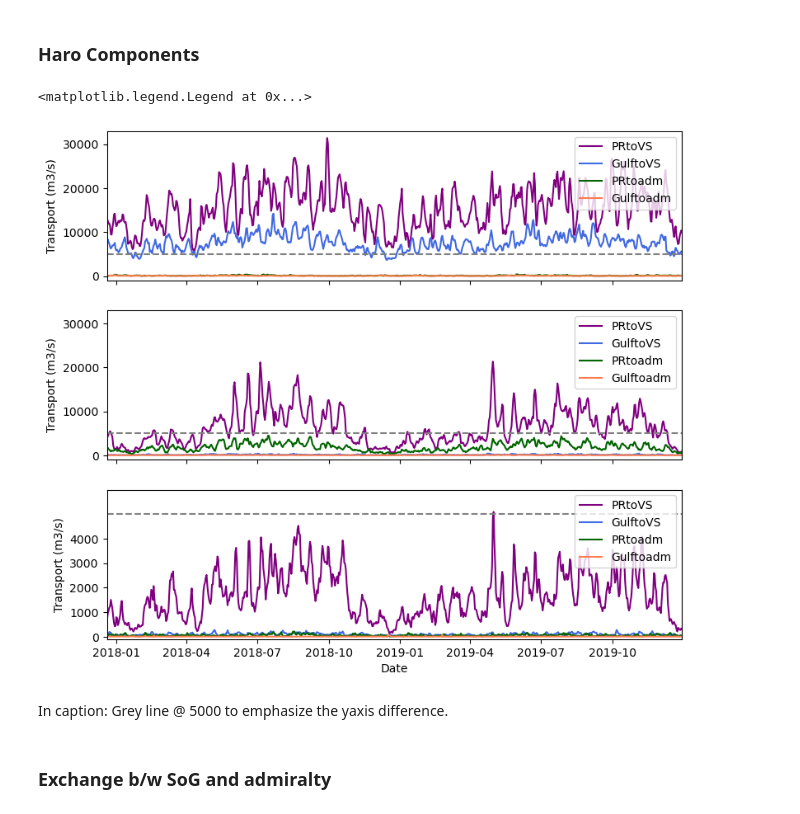
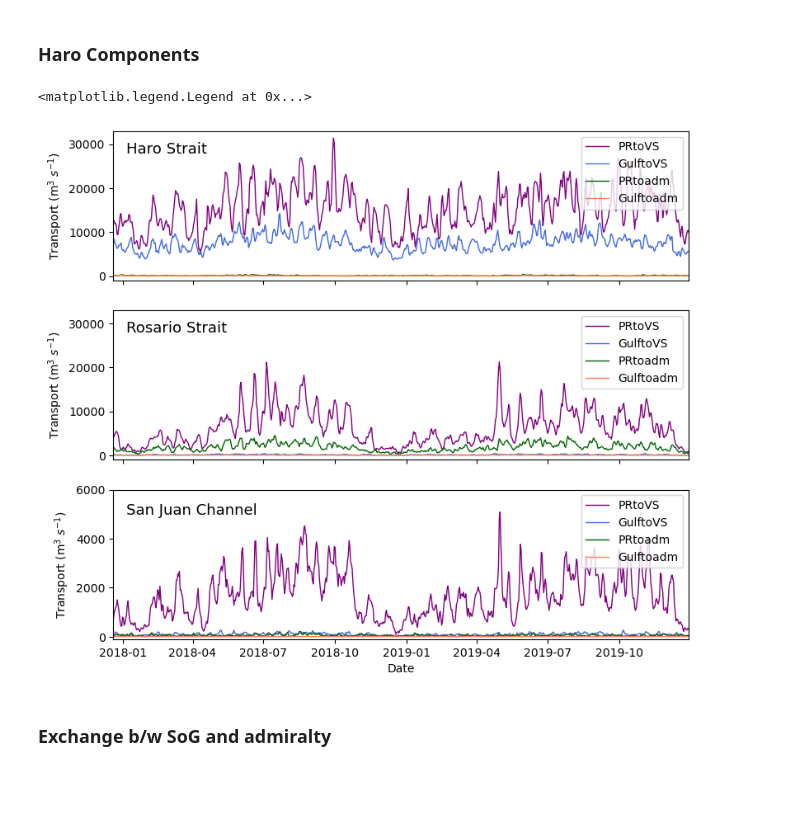
Before and after one commit to SalishSeaCast/analysis-camryn, a Jupyter notebook: Ariane/south_flow_comps.ipynb, the cells around one changed output. Drawn from its saved outputs; the diff is of its cells as text; code cells hidden in the pictures; blank space fills up the shorter version.

```diff
--- a/Ariane/south_flow_comps.ipynb
+++ b/Ariane/south_flow_comps.ipynb
@@ -100,44 +105,42 @@ admtopr_ros = pd.DataFrame({'Transport':admtopr_ros_df['Transport'].values},inde
 # %%
 fig,[ax,ax2,ax3] = plt.subplots(3,1,figsize=(9,8),sharex=True)
 
-ax.plot(prtovs_haro,color='purple',label='PRtoVS')
-ax.plot(gulftovs_haro,color='royalblue',label='GulftoVS')
-ax.plot(prtoadm_haro,color='darkgreen',label='PRtoadm')
-ax.plot(gulftoadm_haro,color='coral',label='Gulftoadm')
-ax.axhline(y=5000,color='grey',ls='--')
+ax.plot(prtovs_haro,color='purple',label='PRtoVS',lw=1)
+ax.plot(gulftovs_haro,color='royalblue',label='GulftoVS',lw=1)
+ax.plot(prtoadm_haro,color='darkgreen',label='PRtoadm',lw=1)
+ax.plot(gulftoadm_haro,color='coral',label='Gulftoadm',lw=1)
 ax.set_xlim([datelist_gulftoadm_haro.iloc[0],datelist_gulftoadm_haro.iloc[-1]])
 ax.set_ylim([-1000,33000])
 ax.set_yticks(np.arange(0,31000,10000))
-ax.set_ylabel('Transport (m3/s)')
+ax.set_ylabel('Transport (m$^3$ $s^{{-1}}$)')
+ax.annotate('Haro Strait',(datelist_admtopr_haro[5],28000),fontsize=13)
 ax.legend(loc=1)
 
-ax2.plot(prtovs_ros,color='purple',label='PRtoVS')
-ax2.plot(gulftovs_ros,color='royalblue',label='GulftoVS')
-ax2.plot(prtoadm_ros,color='darkgreen',label='PRtoadm')
-ax2.plot(gulftoadm_ros,color='coral',label='Gulftoadm')
+ax2.plot(prtovs_ros,color='purple',label='PRtoVS',lw=1)
+ax2.plot(gulftovs_ros,color='royalblue',label='GulftoVS',lw=1)
+ax2.plot(prtoadm_ros,color='darkgreen',label='PRtoadm',lw=1)
+ax2.plot(gulftoadm_ros,color='coral',label='Gulftoadm',lw=1)
 ax2.set_ylim([-1000,33000])
 ax2.set_yticks(np.arange(0,31000,10000))
-ax2.axhline(y=5000,color='grey',ls='--')
-ax2.set_ylabel('Transport (m3/s)')
+ax2.set_ylabel('Transport (m$^3$ $s^{{-1}}$)')
+ax2.annotate('Rosario Strait',(datelist_admtopr_haro[5],28000),fontsize=13)
 ax2.legend()
 
-ax3.plot(prtovs_sjc,color='purple',label='PRtoVS')
-ax3.plot(gulftovs_sjc,color='royalblue',label='GulftoVS')
-ax3.plot(prtoadm_sjc,color='darkgreen',label='PRtoadm')
-ax3.plot(gulftoadm_sjc,color='coral',label='Gulftoadm')
+ax3.plot(prtovs_sjc,color='purple',label='PRtoVS',lw=1)
+ax3.plot(gulftovs_sjc,color='royalblue',label='GulftoVS',lw=1)
+ax3.plot(prtoadm_sjc,color='darkgreen',label='PRtoadm',lw=1)
+ax3.plot(gulftoadm_sjc,color='coral',label='Gulftoadm',lw=1)
 ax3.set_ylim([-100,6000])
-ax3.set_yticks(np.arange(0,5000,1000))
-ax3.axhline(y=5000,color='grey',ls='--')
+ax3.set_yticks(np.arange(0,7000,2000))
 ax3.set_xlabel('Date')
-ax3.set_ylabel('Transport (m3/s)')
+ax3.set_ylabel('Transport (m$^3$ $s^{{-1}}$)')
+ax3.annotate('San Juan Channel',(datelist_admtopr_haro[5],5000),fontsize=13)
 ax3.legend(loc=1)
 # %% [output]
 <matplotlib.legend.Legend at 0x...>
-[figure, old version]
+[figure, new version]
 # %%
 fig.savefig('/ocean/cstang/MOAD/analysis-camryn/Figures/south_comps_supp.png',bbox_inches='tight')
-# %% [markdown]
-In caption: Grey line @ 5000 to emphasize the yaxis difference.
 # %% [markdown]
 ### Exchange b/w SoG and admiralty
 # %%
```
Also changed, not shown: parts of 8 cells of this notebook.
